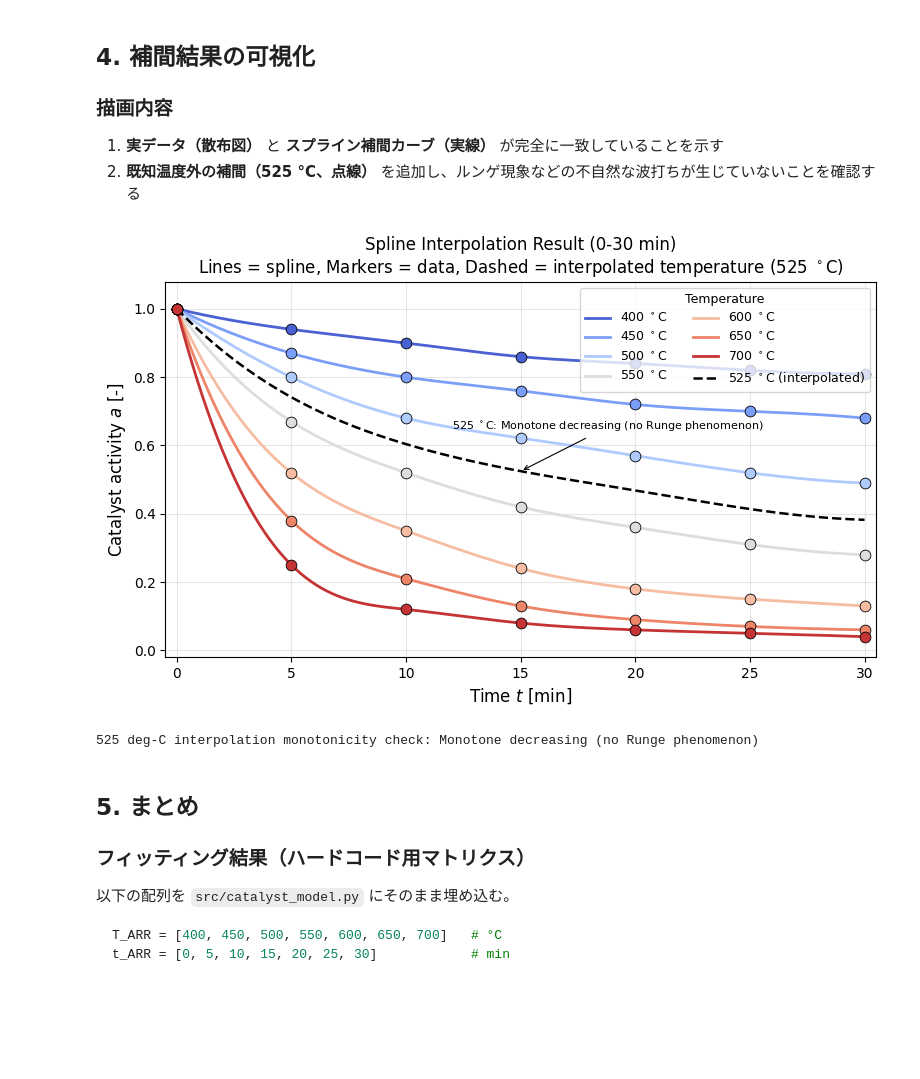
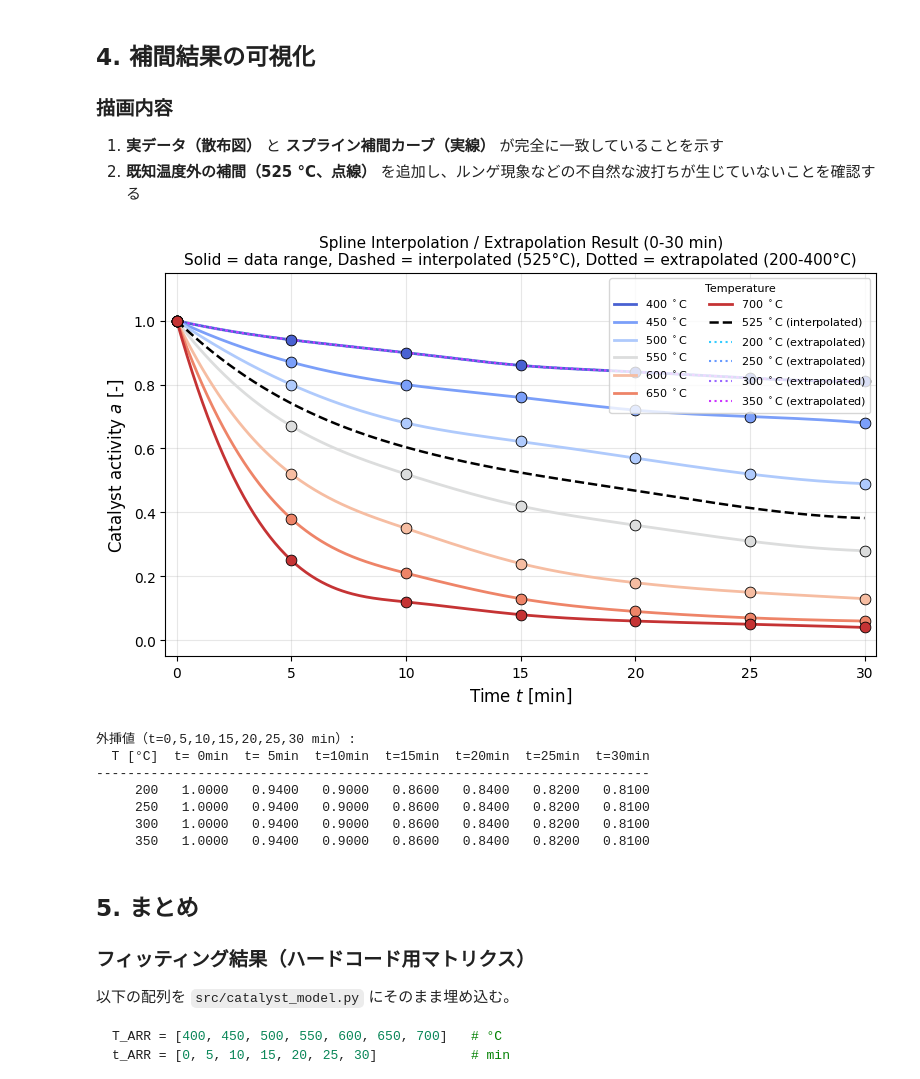
Before and after one commit to englander1996-boop/pdh_simulator, a Jupyter notebook: monitor/fitting_analysis.ipynb, the cells around one changed output. Drawn from its saved outputs; the diff is of its cells as text; code cells hidden in the pictures; blank space fills up the shorter version.

```diff
--- a/monitor/fitting_analysis.ipynb
+++ b/monitor/fitting_analysis.ipynb
@@ -187,6 +187,10 @@ COLORS = plt.cm.coolwarm(np.linspace(0.05, 0.95, len(T_CELSIUS_LIST)))
 # 補間カーブ描画用の連続時間点（0〜30 min）
 t_fine = np.linspace(0, 30, 400)
 
+# 外挿で確認したい温度（200〜400°C、データ範囲外）
+T_EXTRAP_LIST = [200, 250, 300, 350]
+COLORS_EXTRAP = plt.cm.cool(np.linspace(0.2, 0.8, len(T_EXTRAP_LIST)))
+
 # ────────────────────────────────────────────────
 # プロット本体
 # ────────────────────────────────────────────────
@@ -194,69 +198,75 @@ fig, ax = plt.subplots(figsize=(8, 5))
 
 # --- 既知温度：実データ（散布図）とスプライン補間カーブ（実線）---
 for i_T, (T_C, color) in enumerate(zip(T_CELSIUS_LIST, COLORS)):
-    # ev() を使って温度固定・時間連続でベクトル評価
     a_curve = spline.ev(np.full_like(t_fine, float(T_C)), t_fine)
     ax.plot(t_fine, a_curve, color=color, lw=2, label=f"{T_C} $^\circ$C")
-
-    # 実データ（散布図）：補間カーブに重ねることで一致を目視確認
     ax.scatter(
         t_arr, A_matrix[i_T, :],
         color=color, s=60, zorder=5,
         edgecolors="black", linewidths=0.6,
     )
 
 # --- 未知温度 525 °C の補間カーブ（点線）---
 T_unknown = 525.0
 a_unknown = spline.ev(np.full_like(t_fine, T_unknown), t_fine)
 ax.plot(
     t_fine, a_unknown,
     color="black", lw=1.8, linestyle="--",
     label=f"{T_unknown:.0f} $^\circ$C (interpolated)",
     zorder=4,
 )
 
+# --- データ範囲外の外挿カーブ（200〜400°C、点線）---
+for T_ext, color_ext in zip(T_EXTRAP_LIST, COLORS_EXTRAP):
+    a_ext = spline.ev(np.full_like(t_fine, float(T_ext)), t_fine)
+    ax.plot(
+        t_fine, a_ext,
+        color=color_ext, lw=1.5, linestyle=":",
+        label=f"{T_ext} $^\circ$C (extrapolated)",
+        zorder=3,
+    )
+
 # ────────────────────────────────────────────────
 # 軸・凡例の設定
 # ────────────────────────────────────────────────
 ax.set_xlabel("Time $t$ [min]", fontsize=12)
 ax.set_ylabel("Catalyst activity $a$ [-]", fontsize=12)
 ax.set_title(
-    "Spline Interpolation Result (0-30 min)\n"
-    "Lines = spline, Markers = data, Dashed = interpolated temperature (525 $^\circ$C)",
-    fontsize=12,
+    "Spline Interpolation / Extrapolation Result (0-30 min)\n"
+    "Solid = data range, Dashed = interpolated (525°C), Dotted = extrapolated (200-400°C)",
+    fontsize=11,
 )
 ax.set_xlim(-0.5, 30.5)
-ax.set_ylim(-0.02, 1.08)
+ax.set_ylim(-0.05, 1.15)
 ax.legend(
-    title="Temperature", fontsize=9, title_fontsize=9,
+    title="Temperature", fontsize=8, title_fontsize=8,
     loc="upper right", ncol=2,
 )
 ax.grid(True, alpha=0.3)
 
-# ────────────────────────────────────────────────
-# 注釈：525°C 補間カーブの単調性を確認
-# ────────────────────────────────────────────────
-diff_unknown = np.diff(a_unknown)
-is_monotone  = bool(np.all(diff_unknown <= 0))
-note = "Monotone decreasing (no Runge phenomenon)" if is_monotone else "Non-monotone region detected"
-
-# 注釈の矢印先端は t=15 の補間点
-a_at_15 = eval_spline(T_unknown, 15.0)
-ax.annotate(
-    f"525 $^\circ$C: {note}",
-    xy=(15.0, a_at_15),
-    xytext=(12.0, a_at_15 + 0.12),
-    fontsize=8,
-    arrowprops=dict(arrowstyle="->", color="black", lw=0.8),
-)
-
 plt.tight_layout()
 plt.show()
 
-print(f"\n525 deg-C interpolation monotonicity check: {note}")
+# ────────────────────────────────────────────────
+# 外挿値の数値確認
+# ────────────────────────────────────────────────
+print("外挿値（t=0,5,10,15,20,25,30 min）:")
+header = f"{'T [°C]':>8}" + "".join(f"  t={int(t):>2}min" for t in t_arr)
+print(header)
+print("-" * len(header))
+for T_ext in T_EXTRAP_LIST:
+    vals = [eval_spline(float(T_ext), float(t)) for t in t_arr]
+    row = f"{T_ext:>8}" + "".join(f"  {v:>7.4f}" for v in vals)
+    print(row)
 # %% [output]
-[figure, old version]
+[figure, new version]
-525 deg-C interpolation monotonicity check: Monotone decreasing (no Runge phenomenon)
+外挿値（t=0,5,10,15,20,25,30 min）:
+  T [°C]  t= 0min  t= 5min  t=10min  t=15min  t=20min  t=25min  t=30min
+-----------------------------------------------------------------------
+     200   1.0000   0.9400   0.9000   0.8600   0.8400   0.8200   0.8100
+     250   1.0000   0.9400   0.9000   0.8600   0.8400   0.8200   0.8100
+     300   1.0000   0.9400   0.9000   0.8600   0.8400   0.8200   0.8100
+     350   1.0000   0.9400   0.9000   0.8600   0.8400   0.8200   0.8100
 # %% [markdown]
 ## 5. まとめ
 
```
Also changed, not shown: 2 other files.
